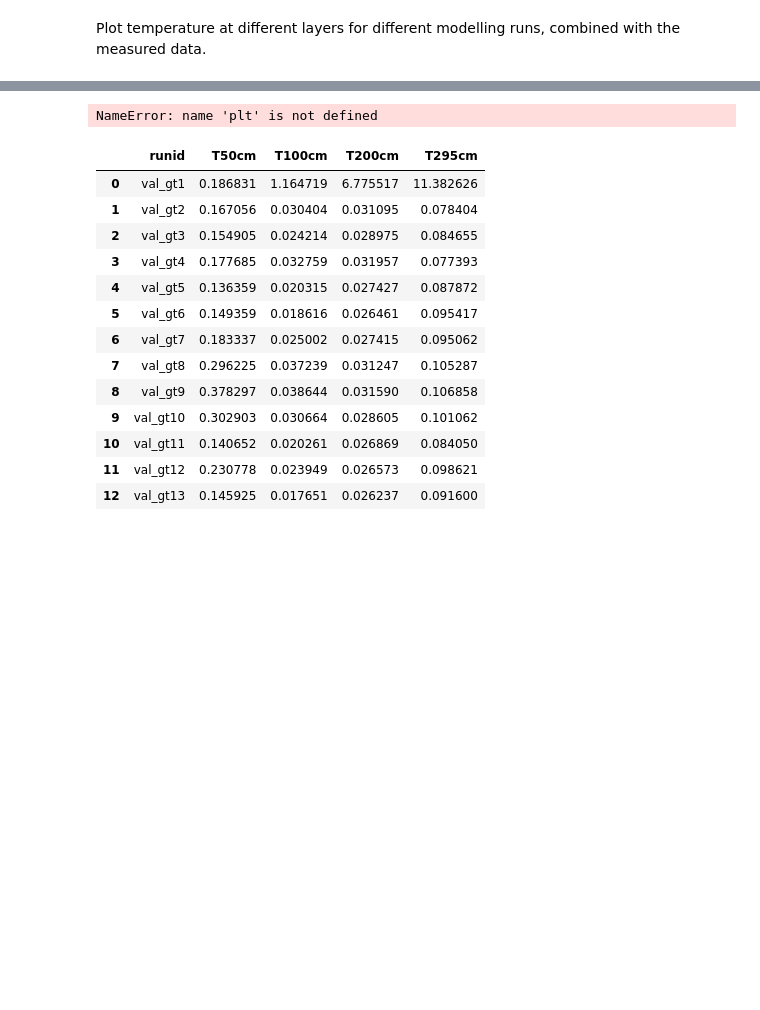
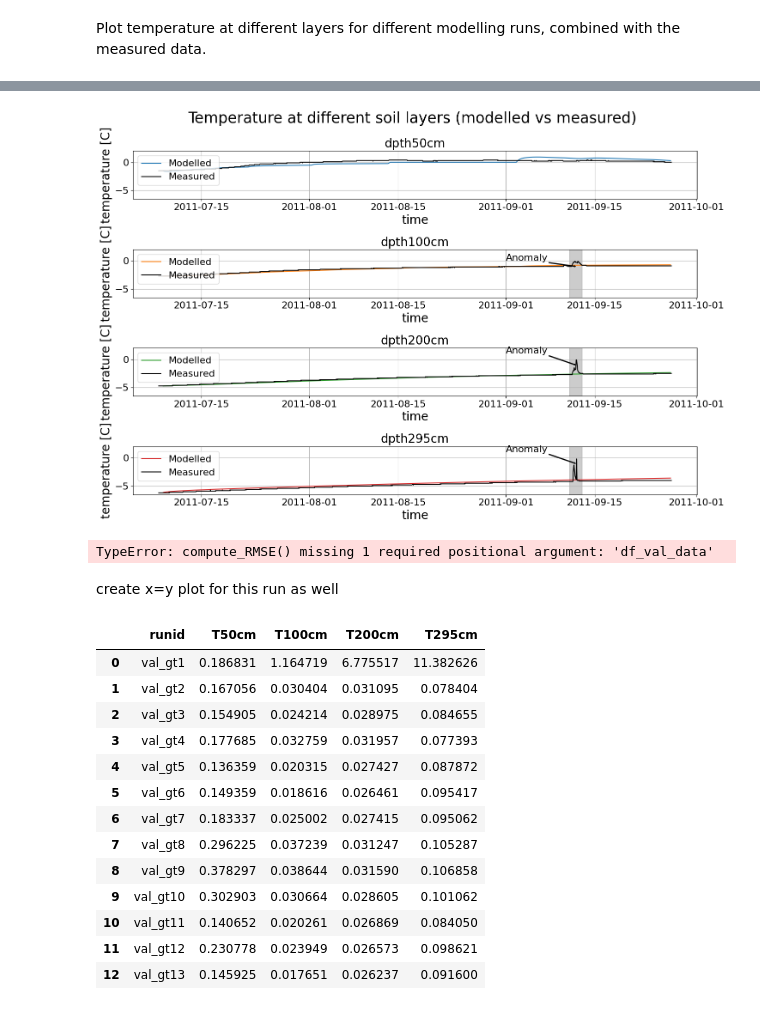
Before and after one commit to khdebruijn/thermo-morphological-model, a Jupyter notebook: validation/ground_temperature_calibration.ipynb, the cells around one changed output, grey strips where cells are left out. Drawn from its saved outputs; the diff is of its cells as text; code cells hidden in the pictures; blank space fills up the shorter version.

```diff
--- a/validation/ground_temperature_calibration.ipynb
+++ b/validation/ground_temperature_calibration.ipynb
@@ -164,41 +177,47 @@ fig, axs = plt.subplots(4, 1, figsize=(15, 10))
 
 ax1, ax2, ax3, ax4 = axs
 
+# add patches for anomaly
+ax2.fill_between([pd.Timestamp('2011-09-11'), pd.Timestamp('2011-09-13')], -50, 50, alpha=0.2, color='k')
+ax2.annotate("Anomaly", (pd.Timestamp('2011-09-12'), -1), xytext=(pd.Timestamp('2011-09-01'), 0), arrowprops={'width':1, 'headwidth':2, 'headlength':2})
+ax3.fill_between([pd.Timestamp('2011-09-11'), pd.Timestamp('2011-09-13')], -50, 50, alpha=0.2, color='k')
+ax3.annotate("Anomaly", (pd.Timestamp('2011-09-12'), -1), xytext=(pd.Timestamp('2011-09-01'), 0), arrowprops={'width':1, 'headwidth':2, 'headlength':2})
+ax4.fill_between([pd.Timestamp('2011-09-11'), pd.Timestamp('2011-09-13')], -50, 50, alpha=0.2, color='k')
+ax4.annotate("Anomaly", (pd.Timestamp('2011-09-12'), -1), xytext=(pd.Timestamp('2011-09-01'), 0), arrowprops={'width':1, 'headwidth':2, 'headlength':2})
+
 ax1.set_title('dpth50cm')
-ax1.plot(df_gt2['time'], df_gt2['temp_0.5m[C]'], 'C1', label=f'Modelled')
+ax1.plot(df_gt2['time'], df_gt2['temp_0.5m[C]'], 'C0', label=f'Modelled')
 ax1.plot(df_erikson['time'], df_erikson['T50cm'], 'k', label='Measured')
 
 ax2.set_title('dpth100cm')
 ax2.plot(df_gt2['time'], df_gt2['temp_1.0m[C]'], 'C1', label=f'Modelled')
 ax2.plot(df_erikson['time'], df_erikson['T100cm'], 'k', label='Measured')
 
 ax3.set_title('dpth200cm')
-ax3.plot(df_gt2['time'], df_gt2['temp_2.0m[C]'], 'C1', label=f'Modelled')
+ax3.plot(df_gt2['time'], df_gt2['temp_2.0m[C]'], 'C2', label=f'Modelled')
 ax3.plot(df_erikson['time'], df_erikson['T200cm'], 'k', label='Measured')
 
 ax4.set_title('dpth295cm')
-ax4.plot(df_gt2['time'], df_gt2['temp_2.95m[C]'], 'C1', label=f'Modelled')
+ax4.plot(df_gt2['time'], df_gt2['temp_2.95m[C]'], 'C3', label=f'Modelled')
 ax4.plot(df_erikson['time'], df_erikson['T295cm'], 'k', label='Measured')
 
 for ax in axs:
 
-    # if not ax==ax0:
     ax.set_ylim((-6.5, 2))
-
     ax.legend(loc='upper left')
     ax.set_xlabel('time')
     ax.set_ylabel('temperature [C]')
     ax.grid()
 
 fig.suptitle("Temperature at different soil layers (modelled vs measured)")
 
 fig.tight_layout()
 
 fig.savefig(os.path.join(save_path, 'rmse_validation_a.png'), bbox_inches='tight', facecolor='white', transparent=False)
 
 fig.show()
 # %% [output]
-NameError: name 'plt' is not defined
+[figure, added]
 # %%
 def compute_RMSE(run_id, df_val_data):
 
@@ -249,7 +268,7 @@ df_rmse_val = pd.DataFrame(compute_RMSE(BEST_RUN_ID), df_erikson)
 
 fig, ax = plt.subplots(figsize=(5, 10))
 
-df_rmse_val.plot.bar(stacked=True, ax=ax)
+df_rmse_val.plot.bar(stacked=True, ax=ax, color=['C0', 'C1', 'C2', 'C3'])
 
 ax.set_title("RMSE for validation run (for each soil layer and total)")
 ax.set_xlabel('RunID')
@@ -270,4 +289,8 @@ fig.tight_layout()
 
 fig.show()
 
-fig.savefig(os.path.join(save_path, 'rmse_validation_b.png'), bbox_inches='tight', facecolor='white', transparent=False)
+fig.savefig(os.path.join(save_path, 'rmse_validation_c.png'), bbox_inches='tight', facecolor='white', transparent=False)
+# %% [output]
+TypeError: compute_RMSE() missing 1 required positional argument: 'df_val_data'
+# %% [markdown]
+create x=y plot for this run as well
```
Also changed, not shown: parts of 3 cells of this notebook.
